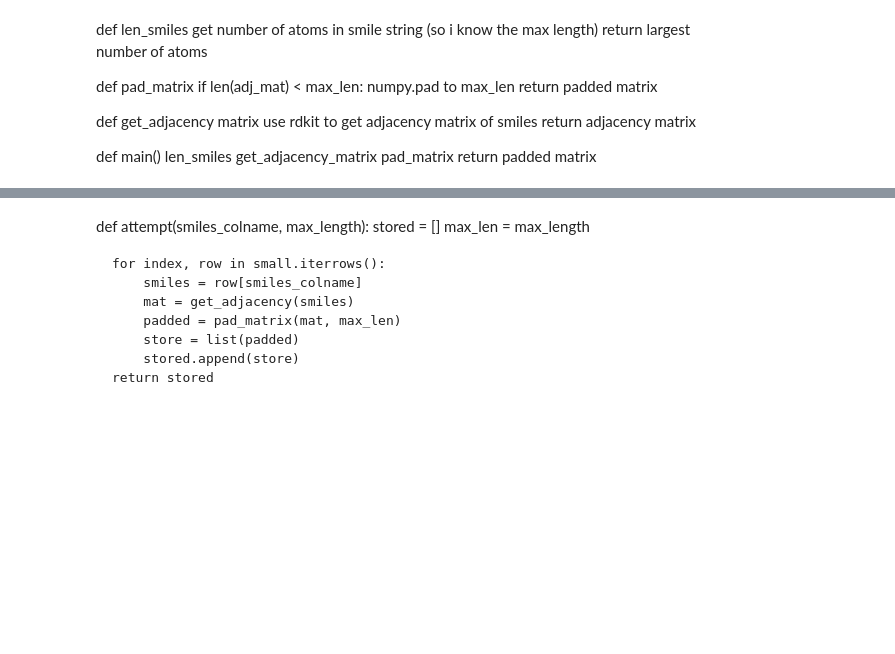
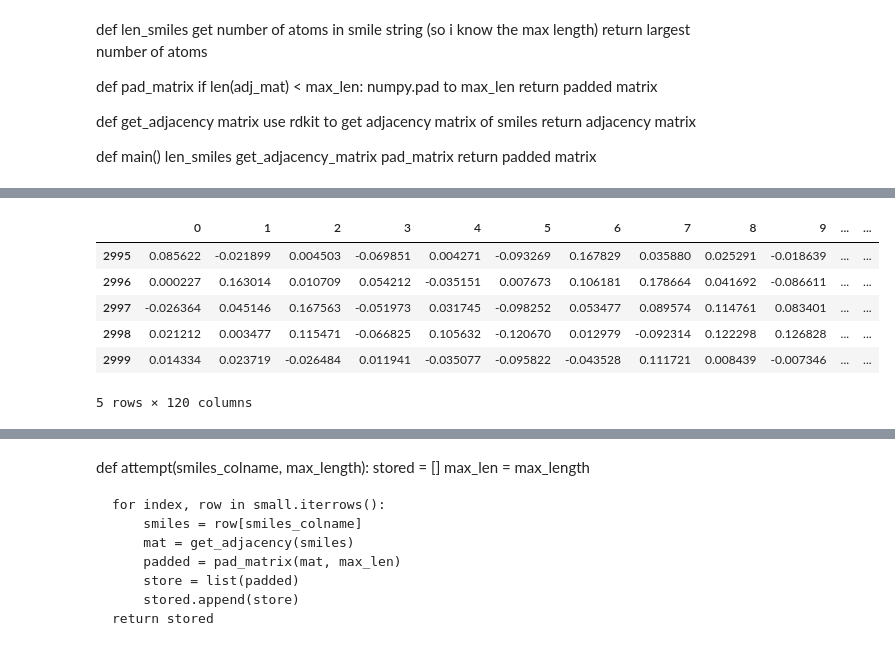
Before and after one commit to BeckResearchLab/homoGANize, a Jupyter notebook: notebooks/SMILES_matrices.ipynb, the cells around one changed output, grey strips where cells are left out. Saved outputs shown, nothing was run; the diff lists cells and outputs as text; code cells hidden in the pictures; blank space fills up the shorter version.

```diff
--- a/notebooks/SMILES_matrices.ipynb
+++ b/notebooks/SMILES_matrices.ipynb
@@ -211,0 +280,10 @@ generated.shape
+# %%
+generated.tail()
+# %% [output]
+|  | 0 | 1 | 2 | 3 | 4 | 5 | 6 | 7 | 8 | 9 | ... | ... |
+| 2995 | 0.085622 | -0.021899 | 0.004503 | -0.069851 | 0.004271 | -0.093269 | 0.167829 | 0.035880 | 0.025291 | -0.018639 | ... | ... |
+| 2996 | 0.000227 | 0.163014 | 0.010709 | 0.054212 | -0.035151 | 0.007673 | 0.106181 | 0.178664 | 0.041692 | -0.086611 | ... | ... |
+| 2997 | -0.026364 | 0.045146 | 0.167563 | -0.051973 | 0.031745 | -0.098252 | 0.053477 | 0.089574 | 0.114761 | 0.083401 | ... | ... |
+| 2998 | 0.021212 | 0.003477 | 0.115471 | -0.066825 | 0.105632 | -0.120670 | 0.012979 | -0.092314 | 0.122298 | 0.126828 | ... | ... |
+| 2999 | 0.014334 | 0.023719 | -0.026484 | 0.011941 | -0.035077 | -0.095822 | -0.043528 | 0.111721 | 0.008439 | -0.007346 | ... | ... |
+5 rows × 120 columns
```
Also changed, not shown: parts of 47 cells of this notebook.
